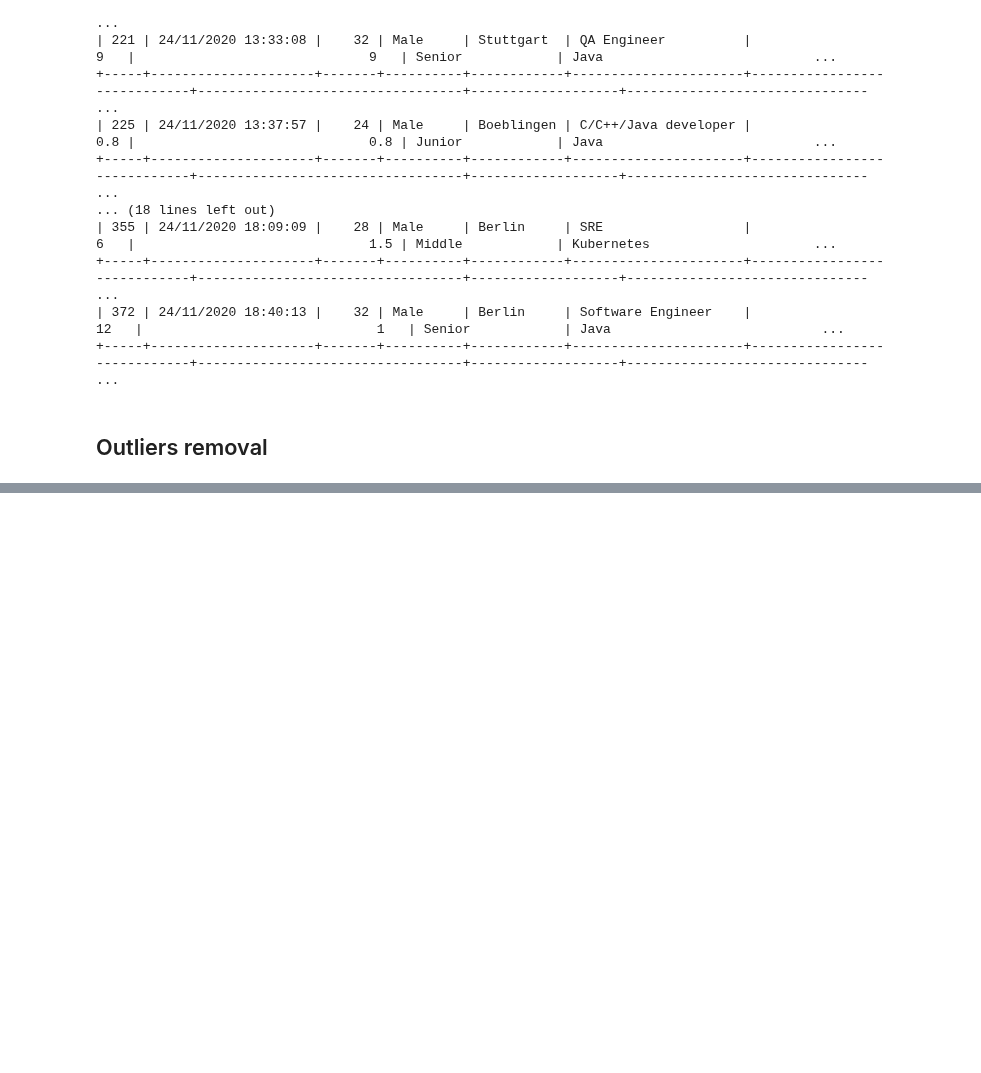
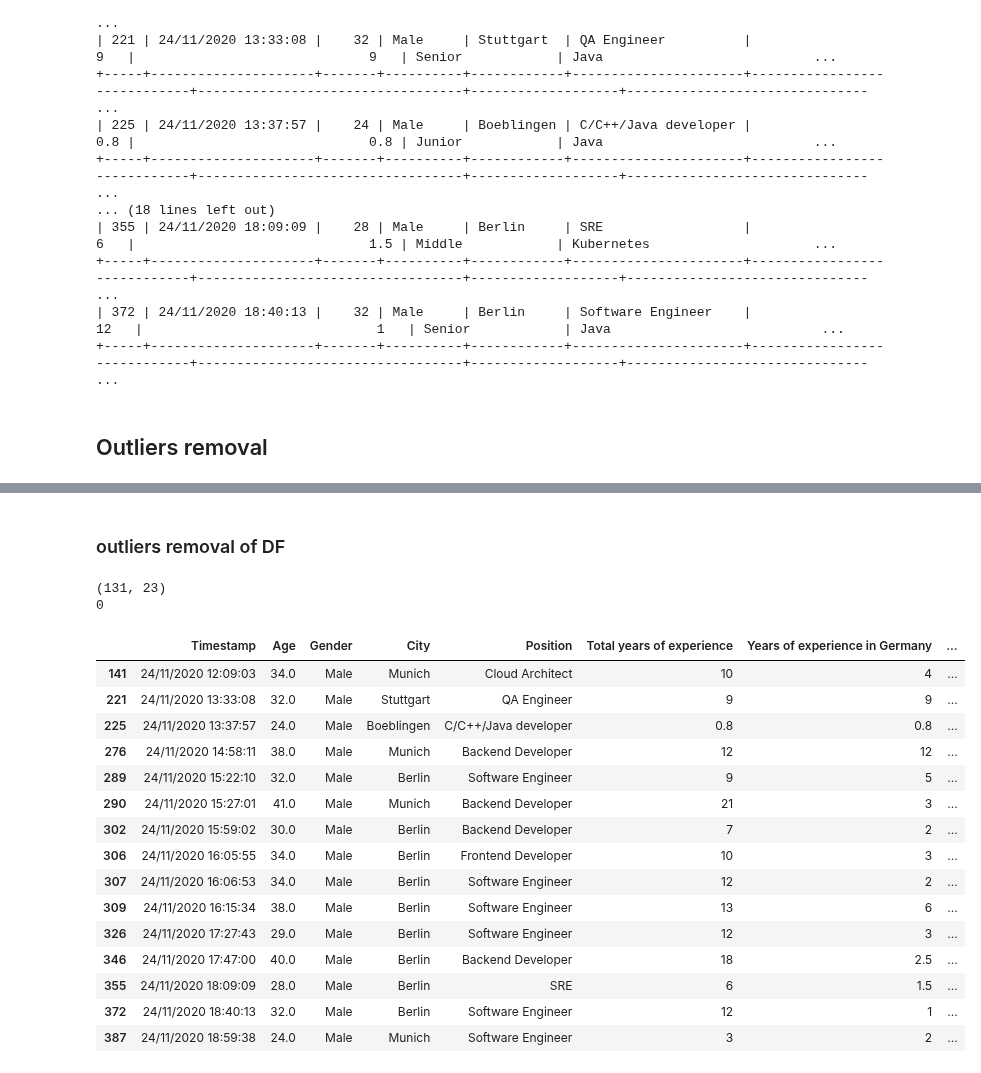
Before and after one commit to MatejMistik/upa-p2-data-analysis, a Jupyter notebook: main.ipynb, the cells around one changed output, grey strips where cells are left out. Saved outputs shown, nothing was run; the diff lists cells and outputs as text; code cells hidden in the pictures; blank space fills up the shorter version.

```diff
--- a/main.ipynb
+++ b/main.ipynb
@@ -433,0 +508,38 @@ dfAutofill.head(15)
+# %% [markdown]
+### outliers removal of DF
+# %%
+# outliers removal for every column
+
+dfremoval = pd.read_csv('./data/IT Salary Survey EU  2020.csv')
+dfremoval.dropna(axis=0, inplace=True) # drop rows with NaN values
+''' dfremoval.dropna(axis=1, inplace=True) ''' # drop columns with NaN values
+# remove outliers for every column
+for column in dfremoval.columns:
+    if dfremoval[column].dtype != 'object':
+        Q1 = dfremoval[column].quantile(0.25)
+        Q3 = dfremoval[column].quantile(0.75)
+        IQR = Q3 - Q1
+        dfremoval = dfremoval[~((dfremoval[column] < (Q1 - 1.5 * IQR)) |(dfremoval[column] > (Q3 + 1.5 * IQR)))]
+print(dfremoval.shape)
+
+print(dfremoval.isnull().sum().sum())
+dfremoval.head(15)
+# %% [output]
+(131, 23)
+0
+|  | Timestamp | Age | Gender | City | Position | Total years of experience | Years of experience in Germany | ... |
+| 141 | 24/11/2020 12:09:03 | 34.0 | Male | Munich | Cloud Architect | 10 | 4 | ... |
+| 221 | 24/11/2020 13:33:08 | 32.0 | Male | Stuttgart | QA Engineer | 9 | 9 | ... |
+| 225 | 24/11/2020 13:37:57 | 24.0 | Male | Boeblingen | C/C++/Java developer | 0.8 | 0.8 | ... |
+| 276 | 24/11/2020 14:58:11 | 38.0 | Male | Munich | Backend Developer | 12 | 12 | ... |
+| 289 | 24/11/2020 15:22:10 | 32.0 | Male | Berlin | Software Engineer | 9 | 5 | ... |
+| 290 | 24/11/2020 15:27:01 | 41.0 | Male | Munich | Backend Developer | 21 | 3 | ... |
+| 302 | 24/11/2020 15:59:02 | 30.0 | Male | Berlin | Backend Developer | 7 | 2 | ... |
+| 306 | 24/11/2020 16:05:55 | 34.0 | Male | Berlin | Frontend Developer | 10 | 3 | ... |
+| 307 | 24/11/2020 16:06:53 | 34.0 | Male | Berlin | Software Engineer | 12 | 2 | ... |
+| 309 | 24/11/2020 16:15:34 | 38.0 | Male | Berlin | Software Engineer | 13 | 6 | ... |
+| 326 | 24/11/2020 17:27:43 | 29.0 | Male | Berlin | Software Engineer | 12 | 3 | ... |
+| 346 | 24/11/2020 17:47:00 | 40.0 | Male | Berlin | Backend Developer | 18 | 2.5 | ... |
+| 355 | 24/11/2020 18:09:09 | 28.0 | Male | Berlin | SRE | 6 | 1.5 | ... |
+| 372 | 24/11/2020 18:40:13 | 32.0 | Male | Berlin | Software Engineer | 12 | 1 | ... |
+| 387 | 24/11/2020 18:59:38 | 24.0 | Male | Munich | Software Engineer | 3 | 2 | ... |
```
Also changed, not shown: parts of 7 cells of this notebook.
